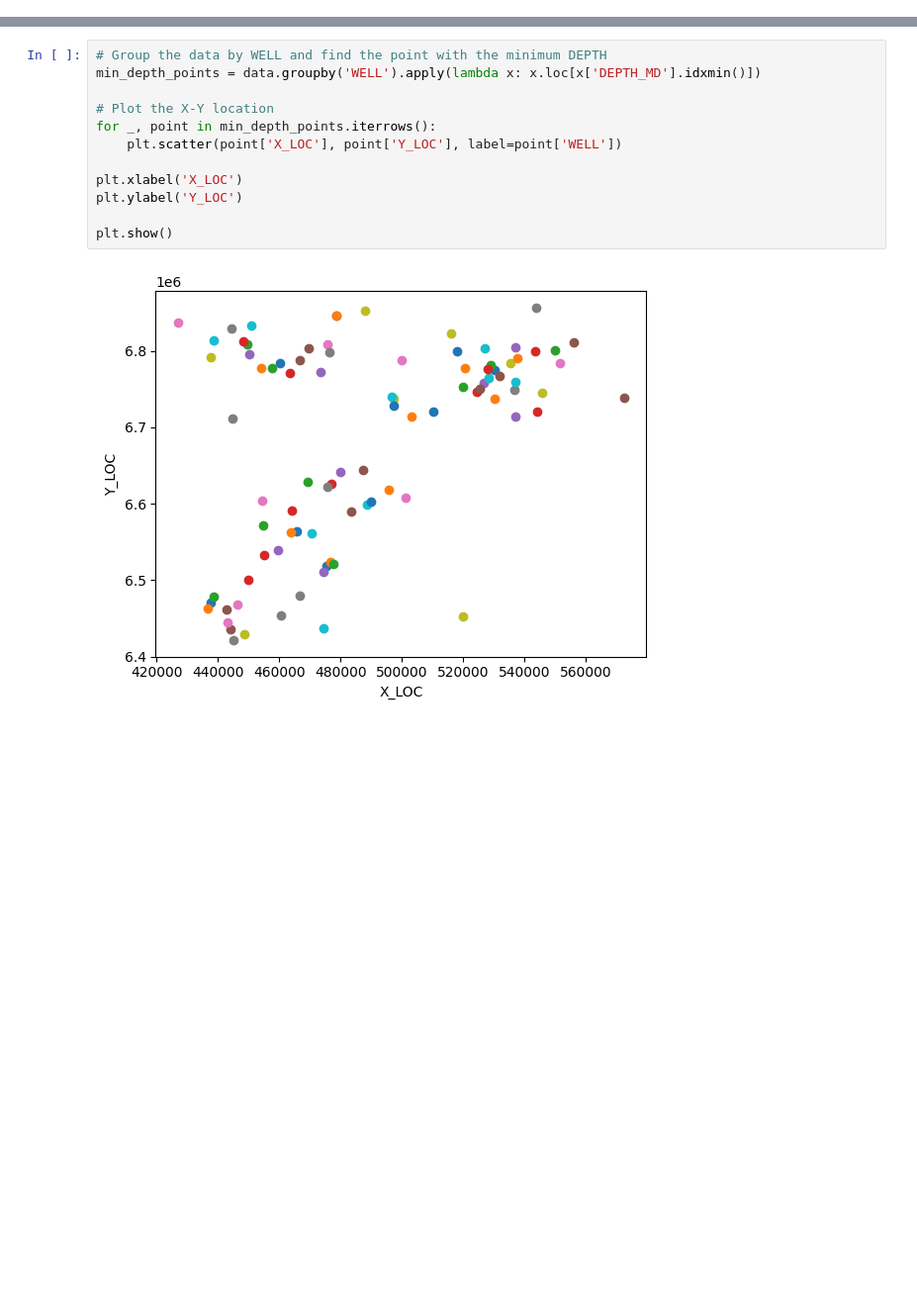
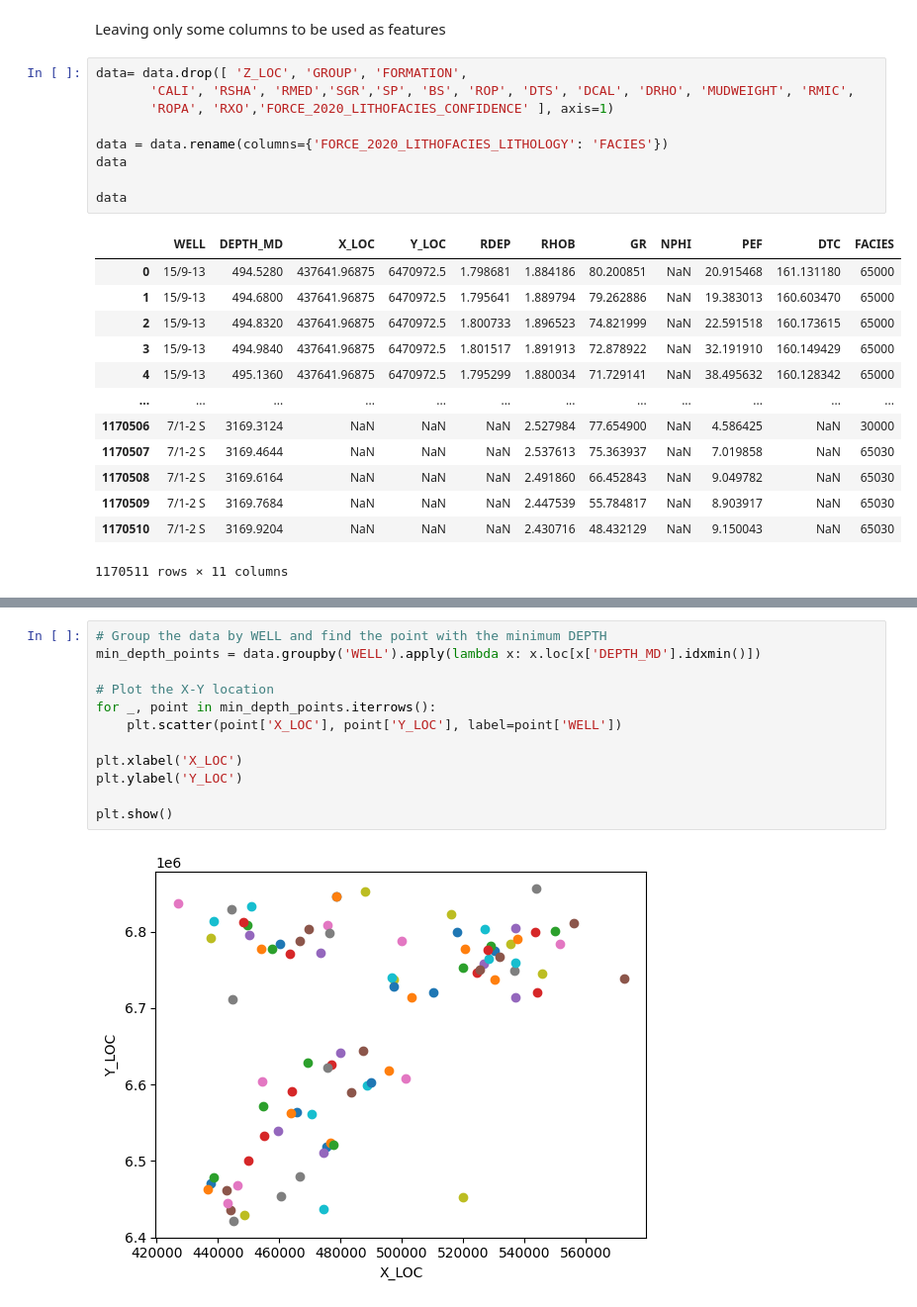
Before and after one commit to Lousiboupi/Machine-learning-project, a Jupyter notebook: 04_lithology_prediction/01_notebooks/00_reviewing_data_force_2020.ipynb, the cells around one changed output, grey strips where cells are left out. Shown at 99% size. Cells and saved outputs as stored; diff of their text form; blank space fills up the shorter version.

```diff
--- a/04_lithology_prediction/01_notebooks/00_reviewing_data_force_2020.ipynb
+++ b/04_lithology_prediction/01_notebooks/00_reviewing_data_force_2020.ipynb
@@ -12,0 +51,25 @@ data = pd.read_csv('C:/Users/vesc/OneDrive - Equinor/Documents/01_IFP_ML/04_lith
+# %% [markdown]
+Leaving only some columns to be used as features
+# %%
+data= data.drop([ 'Z_LOC', 'GROUP', 'FORMATION',
+       'CALI', 'RSHA', 'RMED','SGR','SP', 'BS', 'ROP', 'DTS', 'DCAL', 'DRHO', 'MUDWEIGHT', 'RMIC',
+       'ROPA', 'RXO','FORCE_2020_LITHOFACIES_CONFIDENCE' ], axis=1)
+
+data = data.rename(columns={'FORCE_2020_LITHOFACIES_LITHOLOGY': 'FACIES'})
+data
+
+data
+# %% [output]
+|  | WELL | DEPTH_MD | X_LOC | Y_LOC | RDEP | RHOB | GR | NPHI | PEF | DTC | FACIES |
+| 0 | 15/9-13 | 494.5280 | 437641.96875 | 6470972.5 | 1.798681 | 1.884186 | 80.200851 | NaN | 20.915468 | 161.131180 | 65000 |
+| 1 | 15/9-13 | 494.6800 | 437641.96875 | 6470972.5 | 1.795641 | 1.889794 | 79.262886 | NaN | 19.383013 | 160.603470 | 65000 |
+| 2 | 15/9-13 | 494.8320 | 437641.96875 | 6470972.5 | 1.800733 | 1.896523 | 74.821999 | NaN | 22.591518 | 160.173615 | 65000 |
+| 3 | 15/9-13 | 494.9840 | 437641.96875 | 6470972.5 | 1.801517 | 1.891913 | 72.878922 | NaN | 32.191910 | 160.149429 | 65000 |
+| 4 | 15/9-13 | 495.1360 | 437641.96875 | 6470972.5 | 1.795299 | 1.880034 | 71.729141 | NaN | 38.495632 | 160.128342 | 65000 |
+| ... | ... | ... | ... | ... | ... | ... | ... | ... | ... | ... | ... |
+| 1170506 | 7/1-2 S | 3169.3124 | NaN | NaN | NaN | 2.527984 | 77.654900 | NaN | 4.586425 | NaN | 30000 |
+| 1170507 | 7/1-2 S | 3169.4644 | NaN | NaN | NaN | 2.537613 | 75.363937 | NaN | 7.019858 | NaN | 65030 |
+| 1170508 | 7/1-2 S | 3169.6164 | NaN | NaN | NaN | 2.491860 | 66.452843 | NaN | 9.049782 | NaN | 65030 |
+| 1170509 | 7/1-2 S | 3169.7684 | NaN | NaN | NaN | 2.447539 | 55.784817 | NaN | 8.903917 | NaN | 65030 |
+| 1170510 | 7/1-2 S | 3169.9204 | NaN | NaN | NaN | 2.430716 | 48.432129 | NaN | 9.150043 | NaN | 65030 |
+1170511 rows × 11 columns
```
Also changed, not shown: parts of 58 cells of this notebook, 2 other files.
